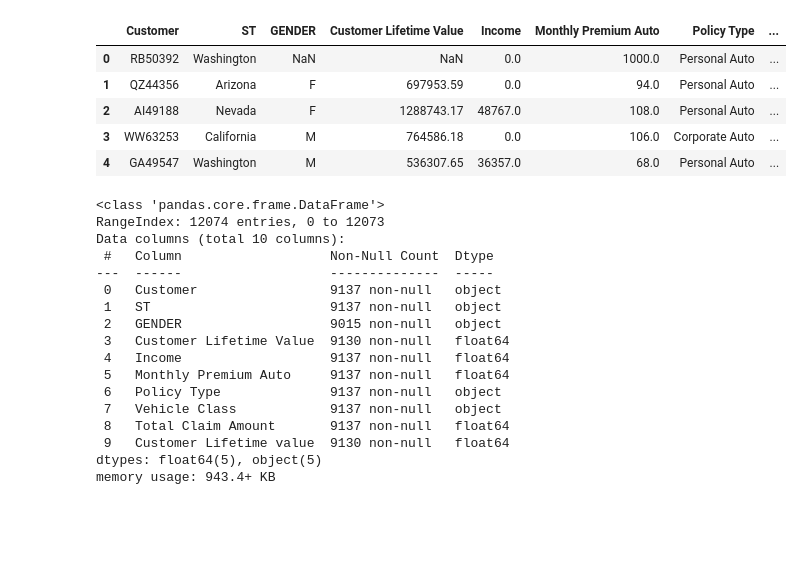
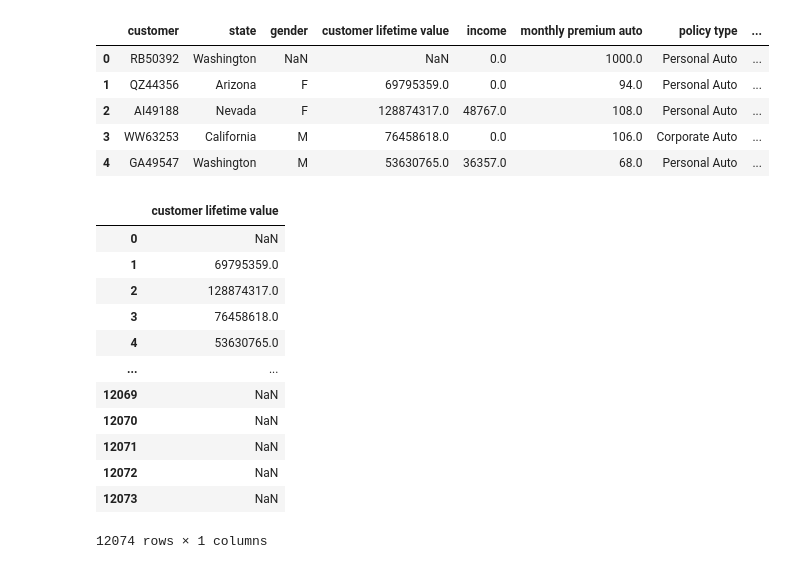
Before and after one commit to hectorfa17/lab-customer-analysis-round-1, a Jupyter notebook: Customer_Analysis_Round1.ipynb, the cells around one changed output. Drawn from its saved outputs; the diff is of its cells as text; code cells hidden in the pictures; blank space fills up the shorter version.

```diff
--- a/Customer_Analysis_Round1.ipynb
+++ b/Customer_Analysis_Round1.ipynb
@@ -131,5 +142,0 @@ datasafe.select_dtypes(['object'])
-# %%
-#Delete the column education and the number of open complaints from the dataframe.
-datasafe = datasafe.drop(['Education','Number of Open Complaints'], axis=1)
-
-datasafe.head()
@@ -164,0 +147,5 @@ memory usage: 849.1+ KB
+# %%
+#Delete the column education and the number of open complaints from the dataframe.
+datasafe = datasafe.drop(['education','number of open complaints'], axis=1)
+
+datasafe.head()
@@ -165,5 +194,9 @@ memory usage: 849.1+ KB
 # %%
-def clean_clv(x):
+def percentage_remover(x):
+    '''
+    This formula removes percetage symbols out of strings.
+    '''
+
     if (isinstance(x,str) ):
         x = x.replace("%","")
         x = float(x)
@@ -171,6 +204,10 @@ def clean_clv(x):
         x = float(x)
     return x
 # %%
-datasafe["Customer Lifetime Value"] = list(map(clean_clv, datasafe["Customer Lifetime Value"]))
-display(datasafe.head())
+#Creating an additional copy of the DataFrame to observe
+datasafe2 = datasafe.copy()
+
+#Applying the function on the desired column of the DataFrame
+datasafe2["customer lifetime value"] = datasafe2["customer lifetime value"].apply(percentage_remover)
+datasafe2
 # %% [output]
@@ -183,30 +227,30 @@ display(datasafe.head())
 # %%
-datasafe['Customer Lifetime value'] = pd.to_numeric(datasafe['Customer Lifetime Value'], errors='coerce')
-display(datasafe.head())
-datasafe.info()
+#Converting the values of the column from Object to Numerical:
+
+datasafe2["customer lifetime value"] = pd.to_numeric(datasafe2["customer lifetime value"], errors='coerce')
+display(datasafe2.head())
 # %% [output]
-|  | Customer | ST | GENDER | Customer Lifetime Value | Income | Monthly Premium Auto | Policy Type | ... |
+|  | customer | state | gender | customer lifetime value | income | monthly premium auto | policy type | ... |
 | 0 | RB50392 | Washington | NaN | NaN | 0.0 | 1000.0 | Personal Auto | ... |
-| 1 | QZ44356 | Arizona | F | 697953.59 | 0.0 | 94.0 | Personal Auto | ... |
-| 2 | AI49188 | Nevada | F | 1288743.17 | 48767.0 | 108.0 | Personal Auto | ... |
-| 3 | WW63253 | California | M | 764586.18 | 0.0 | 106.0 | Corporate Auto | ... |
-| 4 | GA49547 | Washington | M | 536307.65 | 36357.0 | 68.0 | Personal Auto | ... |
+| 1 | QZ44356 | Arizona | F | 69795359.0 | 0.0 | 94.0 | Personal Auto | ... |
+| 2 | AI49188 | Nevada | F | 128874317.0 | 48767.0 | 108.0 | Personal Auto | ... |
+| 3 | WW63253 | California | M | 76458618.0 | 0.0 | 106.0 | Corporate Auto | ... |
+| 4 | GA49547 | Washington | M | 53630765.0 | 36357.0 | 68.0 | Personal Auto | ... |
-<class 'pandas.core.frame.DataFrame'>
-RangeIndex: 12074 entries, 0 to 12073
-Data columns (total 10 columns):
- #   Column                   Non-Null Count  Dtype
----  ------                   --------------  -----
- 0   Customer                 9137 non-null   object
- 1   ST                       9137 non-null   object
- 2   GENDER                   9015 non-null   object
- 3   Customer Lifetime Value  9130 non-null   float64
- 4   Income                   9137 non-null   float64
- 5   Monthly Premium Auto     9137 non-null   float64
- 6   Policy Type              9137 non-null   object
- 7   Vehicle Class            9137 non-null   object
- 8   Total Claim Amount       9137 non-null   float64
- 9   Customer Lifetime value  9130 non-null   float64
-dtypes: float64(5), object(5)
-memory usage: 943.4+ KB
+# %%
+datasafe2[["customer lifetime value"]]
+# %% [output]
+|  | customer lifetime value |
+| 0 | NaN |
+| 1 | 69795359.0 |
+| 2 | 128874317.0 |
+| 3 | 76458618.0 |
+| 4 | 53630765.0 |
+| ... | ... |
+| 12069 | NaN |
+| 12070 | NaN |
+| 12071 | NaN |
+| 12072 | NaN |
+| 12073 | NaN |
+12074 rows × 1 columns
 # %%
 def multiply(x):
```
Also changed, not shown: parts of 39 cells of this notebook.
